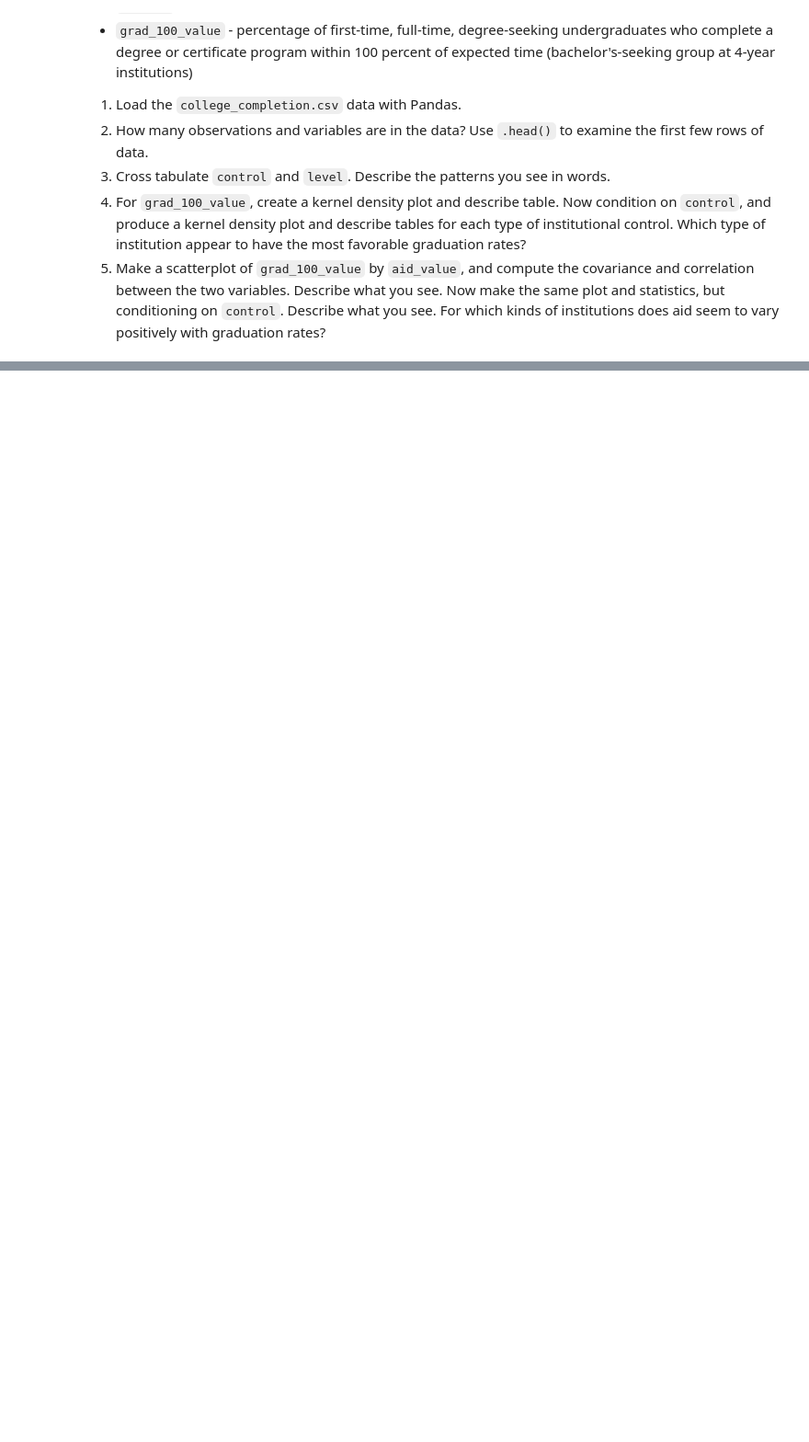
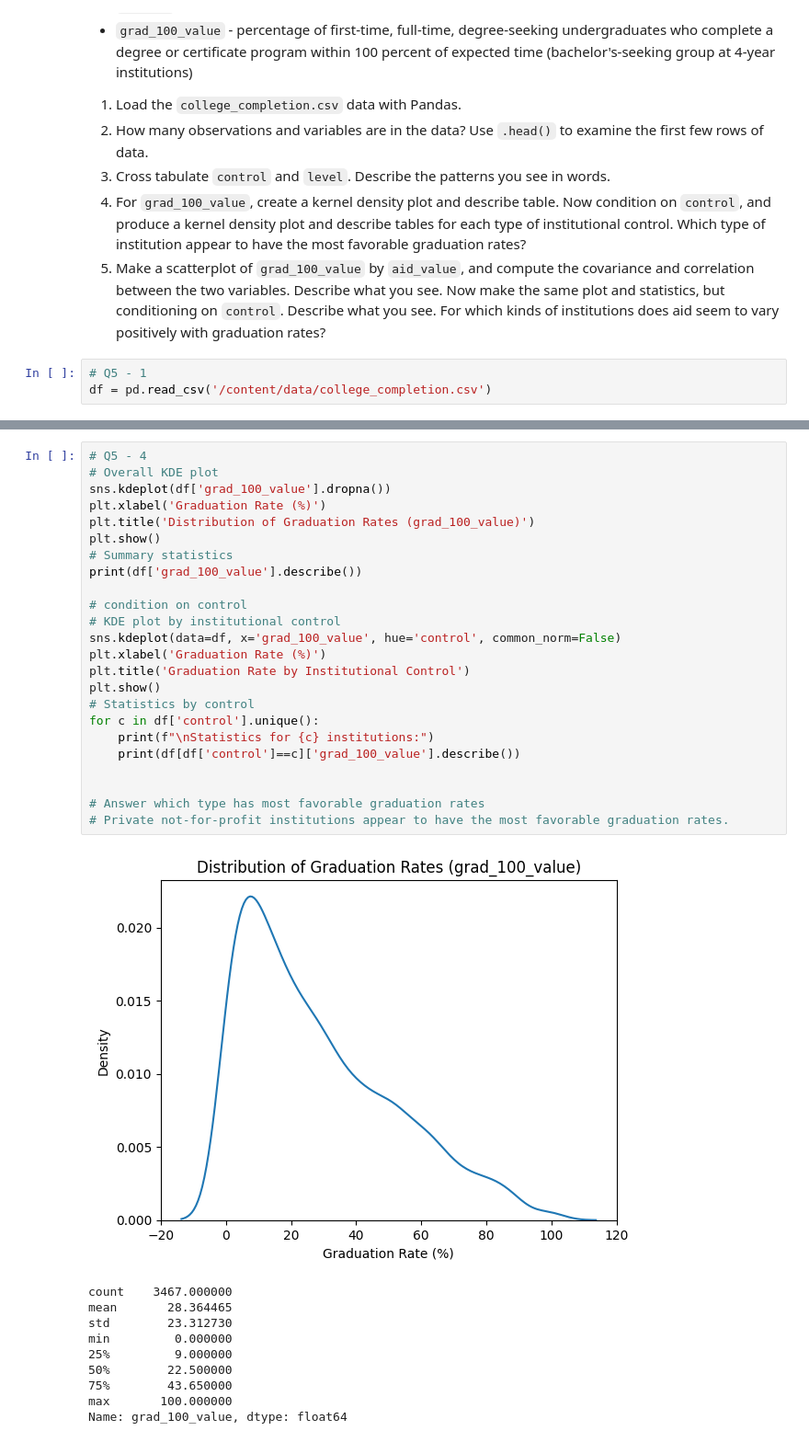
Before and after one commit to NickLarsonUVA/DS3001-programming, a Jupyter notebook: assignment/01_assignment_wrangling_and_eda.ipynb, the cells around one changed output, grey strips where cells are left out. Shown at 92% size. Drawn from its saved outputs; the diff is of its cells as text; blank space fills up the shorter version.

```diff
--- a/assignment/01_assignment_wrangling_and_eda.ipynb
+++ b/assignment/01_assignment_wrangling_and_eda.ipynb
@@ -408,3 +408,6 @@ We'll use the `college_completion.csv` dataset from the US Department of Educati
 3. Cross tabulate `control` and `level`. Describe the patterns you see in words.
 4. For `grad_100_value`, create a kernel density plot and describe table. Now condition on `control`, and produce a kernel density plot and describe tables for each type of institutional control. Which type of institution appear to have the most favorable graduation rates?
 5. Make a scatterplot of `grad_100_value` by `aid_value`, and compute the covariance and correlation between the two variables. Describe what you see. Now make the same plot and statistics, but conditioning on `control`. Describe what you see. For which kinds of institutions does aid seem to vary positively with graduation rates?
+# %%
+# Q5 - 1
+df = pd.read_csv('/content/data/college_completion.csv')
@@ -410,0 +437,35 @@ We'll use the `college_completion.csv` dataset from the US Department of Educati
+# %%
+# Q5 - 4
+# Overall KDE plot
+sns.kdeplot(df['grad_100_value'].dropna())
+plt.xlabel('Graduation Rate (%)')
+plt.title('Distribution of Graduation Rates (grad_100_value)')
+plt.show()
+# Summary statistics
+print(df['grad_100_value'].describe())
+
+# condition on control
+# KDE plot by institutional control
+sns.kdeplot(data=df, x='grad_100_value', hue='control', common_norm=False)
+plt.xlabel('Graduation Rate (%)')
+plt.title('Graduation Rate by Institutional Control')
+plt.show()
+# Statistics by control
+for c in df['control'].unique():
+    print(f"\nStatistics for {c} institutions:")
+    print(df[df['control']==c]['grad_100_value'].describe())
+
+
+# Answer which type has most favorable graduation rates
+# Private not-for-profit institutions appear to have the most favorable graduation rates.
+# %% [output]
+[figure, added]
+count    3467.000000
+mean       28.364465
+std        23.312730
+min         0.000000
+25%         9.000000
+50%        22.500000
+75%        43.650000
+max       100.000000
+Name: grad_100_value, dtype: float64
```
Also changed, not shown: parts of 4 cells of this notebook.
